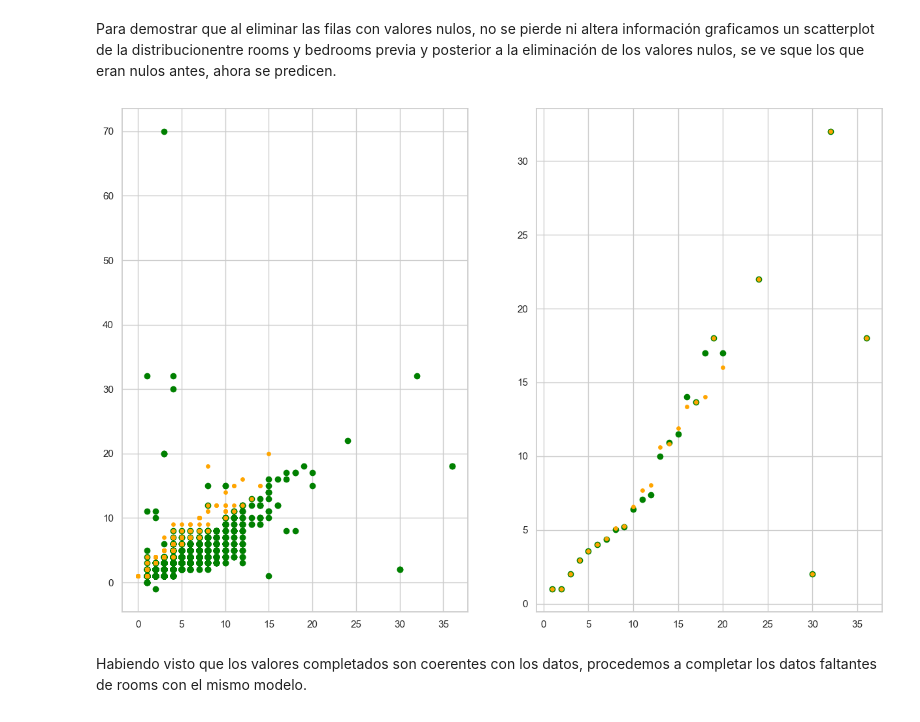
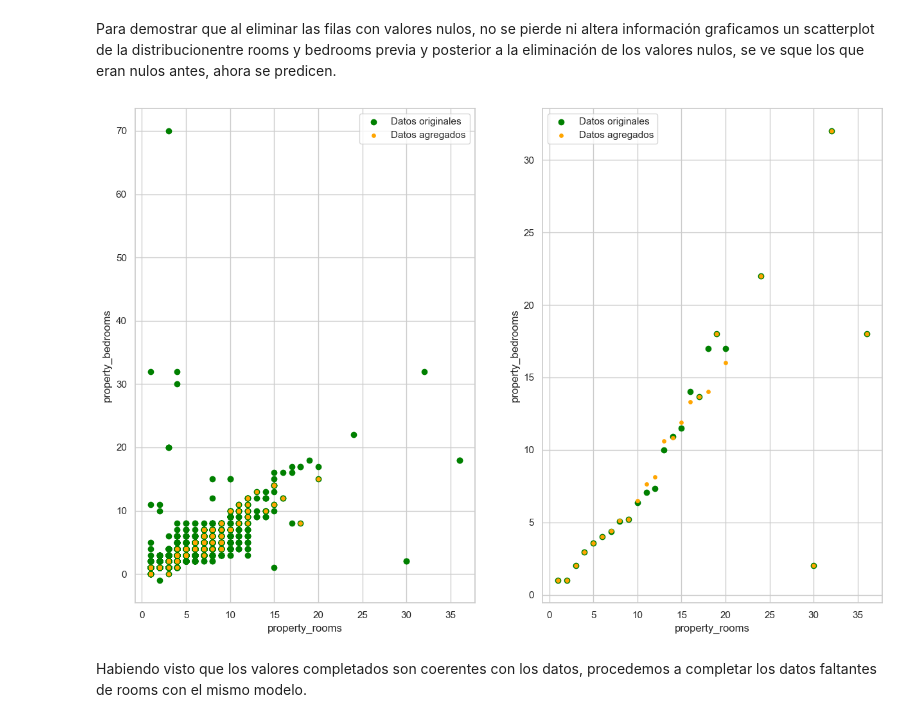
Before and after one commit to franjuarez/7506R-2C2022-GRUPO21, a Jupyter notebook: 7506R_TP1_GRUPO21_ENTREGA.ipynb, the cells around one changed output. Saved outputs shown, nothing was run; the diff lists cells and outputs as text; code cells hidden in the pictures.

```diff
--- a/7506R_TP1_GRUPO21_ENTREGA.ipynb
+++ b/7506R_TP1_GRUPO21_ENTREGA.ipynb
@@ -604,26 +601,33 @@ Para demostrar que al eliminar las filas con valores nulos, no se pierde ni alte
 # %%
 fig, axs = plt.subplots(1, 2, figsize=(15, 10))
 
 axs[0].scatter(x=beedrooms_rooms_price_train_completo['property_rooms'], y=beedrooms_rooms_price_train_completo['property_bedrooms'], color='green')
 
 #PONER LEYENDASSSSSSSS
 
 filas_datos_faltantes = beedrooms_rooms_price_train[beedrooms_rooms_price_train.isnull().any(axis=1)]
 datos_agregados = filas_datos_faltantes.merge(beedrooms_rooms_price_train_completo, how='inner', left_index=True, right_index=True)[['property_bedrooms_y', 'property_rooms_y']]
 
-axs[0].scatter(x=datos_agregados['property_bedrooms_y'], y=datos_agregados['property_rooms_y'], color='orange', s=15)
+axs[0].scatter(x=datos_agregados['property_rooms_y'], y=datos_agregados['property_bedrooms_y'], color='orange', s=15)
 
 relacion_bedrooms_rooms = beedrooms_rooms_price_train[['property_bedrooms', 'property_rooms']].copy()
 relacion_bedrooms_rooms = relacion_bedrooms_rooms.groupby('property_rooms').mean().reset_index()
 axs[1].scatter(x=relacion_bedrooms_rooms['property_rooms'], y=relacion_bedrooms_rooms['property_bedrooms'], color='green')
 
 relacion_bedrooms_rooms_completo = beedrooms_rooms_price_train_completo[['property_bedrooms', 'property_rooms']].copy()
 relacion_bedrooms_rooms_completo = relacion_bedrooms_rooms_completo.groupby('property_rooms').mean().reset_index()
 axs[1].scatter(x=relacion_bedrooms_rooms_completo['property_rooms'], y=relacion_bedrooms_rooms_completo['property_bedrooms'], color='orange', s=15)
+plt.setp(axs[0], xlabel='property_rooms', ylabel='property_bedrooms')
+plt.setp(axs[1], xlabel='property_rooms', ylabel='property_bedrooms')
+
+
+axs[0].legend(['Datos originales', 'Datos agregados'])
+axs[1].legend(['Datos originales', 'Datos agregados'])
+
 
 plt.show()
 # %% [output]
-[figure, old version]
+[figure, new version]
 # %% [markdown]
 Habiendo visto que los valores completados son coerentes con los datos, procedemos a completar los datos faltantes de rooms con el mismo modelo.
 # %%
```
Also changed, not shown: parts of 4 cells of this notebook.
